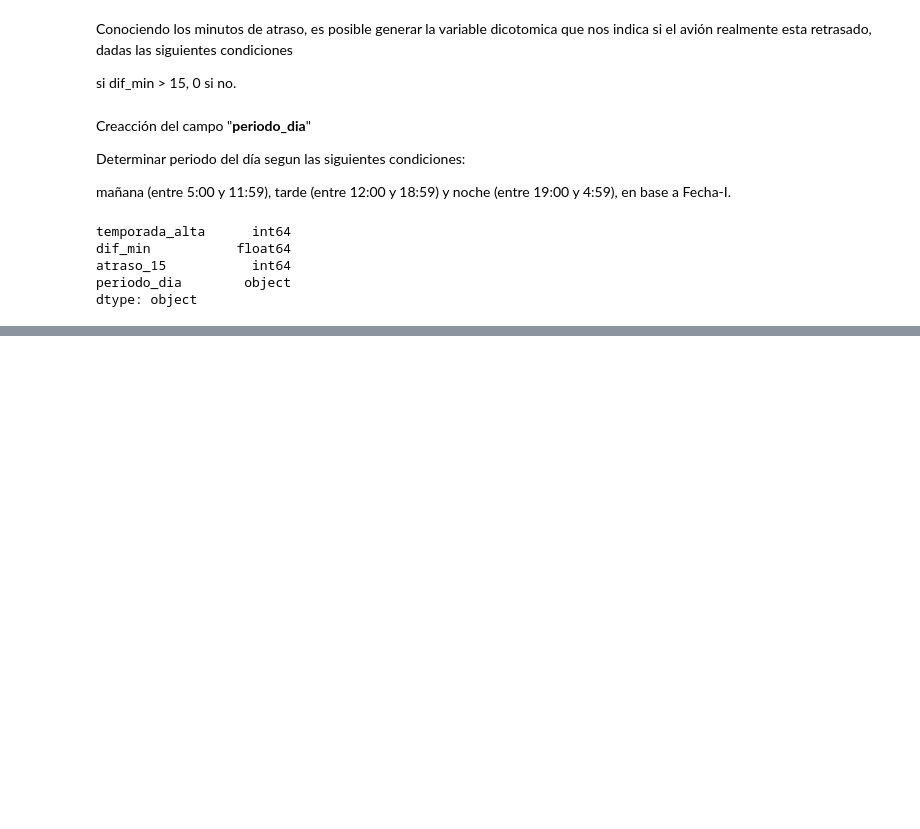
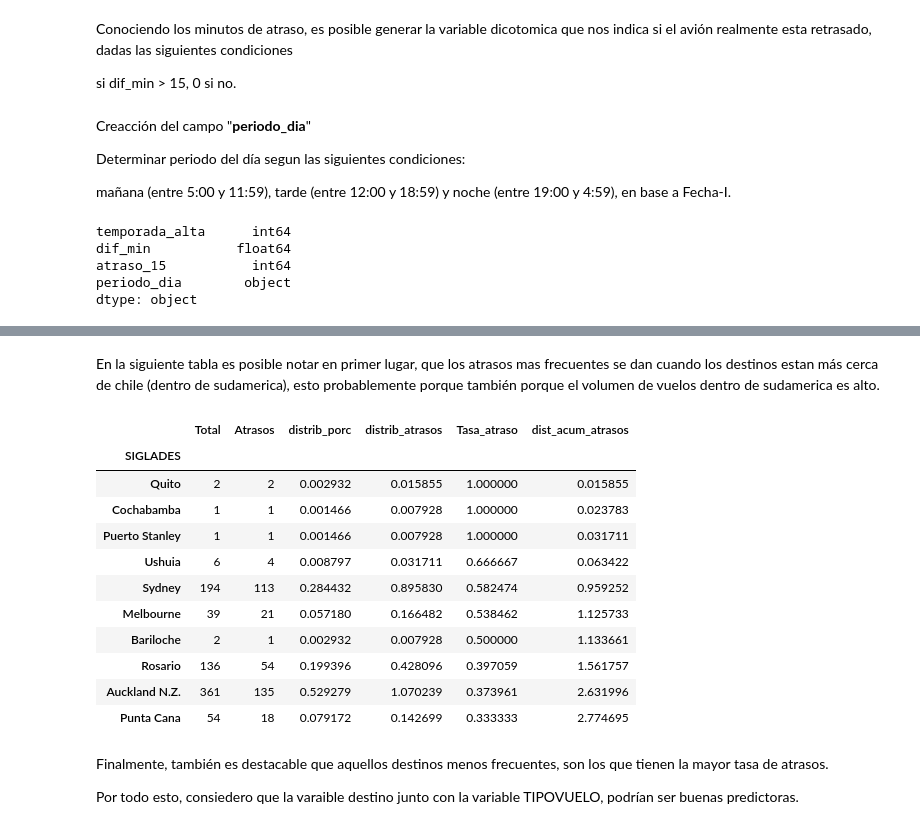
Before and after one commit to fabrizziosv91/Desafio_Latam, a Jupyter notebook: Solution.ipynb, the cells around one changed output, grey strips where cells are left out. Drawn from its saved outputs; the diff is of its cells as text; code cells hidden in the pictures; blank space fills up the shorter version.

```diff
--- a/Solution.ipynb
+++ b/Solution.ipynb
@@ -446,0 +548,23 @@ df_sytethic.to_csv('synthetic_features.csv', index = False, header=True)
+# %% [markdown]
+En la siguiente tabla es posible notar en primer lugar, que los atrasos mas frecuentes se dan cuando los destinos estan más cerca de chile (dentro de sudamerica), esto probablemente porque también porque el volumen de vuelos dentro de sudamerica es alto.
+# %%
+res_des = res_des.sort_values("Tasa_atraso", ascending=False)
+res_des['dist_acum_atrasos'] = res_des['distrib_atrasos'].cumsum()
+res_des.head(10)
+# %% [output]
+|  | Total | Atrasos | distrib_porc | distrib_atrasos | Tasa_atraso | dist_acum_atrasos |
+| SIGLADES |  |  |  |  |  |  |
+| Quito | 2 | 2 | 0.002932 | 0.015855 | 1.000000 | 0.015855 |
+| Cochabamba | 1 | 1 | 0.001466 | 0.007928 | 1.000000 | 0.023783 |
+| Puerto Stanley | 1 | 1 | 0.001466 | 0.007928 | 1.000000 | 0.031711 |
+| Ushuia | 6 | 4 | 0.008797 | 0.031711 | 0.666667 | 0.063422 |
+| Sydney | 194 | 113 | 0.284432 | 0.895830 | 0.582474 | 0.959252 |
+| Melbourne | 39 | 21 | 0.057180 | 0.166482 | 0.538462 | 1.125733 |
+| Bariloche | 2 | 1 | 0.002932 | 0.007928 | 0.500000 | 1.133661 |
+| Rosario | 136 | 54 | 0.199396 | 0.428096 | 0.397059 | 1.561757 |
+| Auckland N.Z. | 361 | 135 | 0.529279 | 1.070239 | 0.373961 | 2.631996 |
+| Punta Cana | 54 | 18 | 0.079172 | 0.142699 | 0.333333 | 2.774695 |
+# %% [markdown]
+Finalmente, también es destacable que aquellos destinos menos frecuentes, son los que tienen la mayor tasa de atrasos.
+
+Por todo esto, consiedero que la varaible destino junto con la variable TIPOVUELO, podrían ser buenas predictoras.
```
Also changed, not shown: parts of 11 cells of this notebook.
